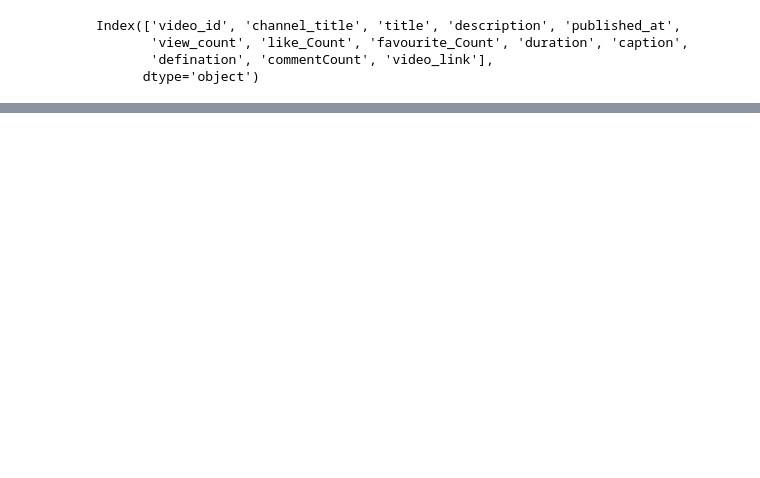
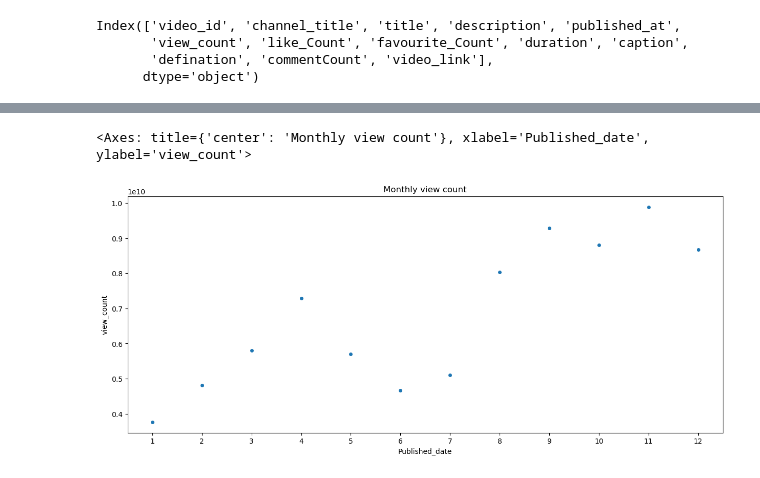
Before and after one commit to Acrsahil/Youtube_DataAnalysis, a Jupyter notebook: analysis.ipynb, the cells around one changed output, grey strips where cells are left out. Cells and saved outputs as stored; diff of their text form; code cells hidden in the pictures; blank space fills up the shorter version.

```diff
--- a/analysis.ipynb
+++ b/analysis.ipynb
@@ -291,2 +297,4 @@ Name: Published_time, Length: 863, dtype: object
 # %%
-df['duration']
+ df['duration'] = df['duration'].apply(
+    lambda x: isodate.parse_duration(x) if isinstance(x, str) else None
+)
@@ -305,0 +316,4 @@ Name: duration, Length: 863, dtype: object
+# %%
+from datetime import datetime, timedelta
+
+df['duration'] = df['duration'].apply(lambda x: (datetime.min + x).time())
@@ -305,0 +336,2 @@ Name: duration, Length: 863, dtype: object
+# %%
+df['Published_date'] = pd.to_datetime(df['Published_date'])
@@ -305,0 +348,3 @@ Name: duration, Length: 863, dtype: object
+# %%
+monthly_time_series = df.groupby(df['Published_date'].dt.month)['view_count'].sum().reset_index()
+monthly_time_series.head()
@@ -305,0 +358,7 @@ Name: duration, Length: 863, dtype: object
+# %%
+plt.figure(figsize=(15, 6))
+plt.title("Monthly view count")
+sns.stripplot(data=monthly_time_series,x='Published_date',y='view_count')
+# %% [output]
+<Axes: title={'center': 'Monthly view count'}, xlabel='Published_date', ylabel='view_count'>
+[figure, added]
```
Also changed, not shown: parts of 21 cells of this notebook, 1 other file.
